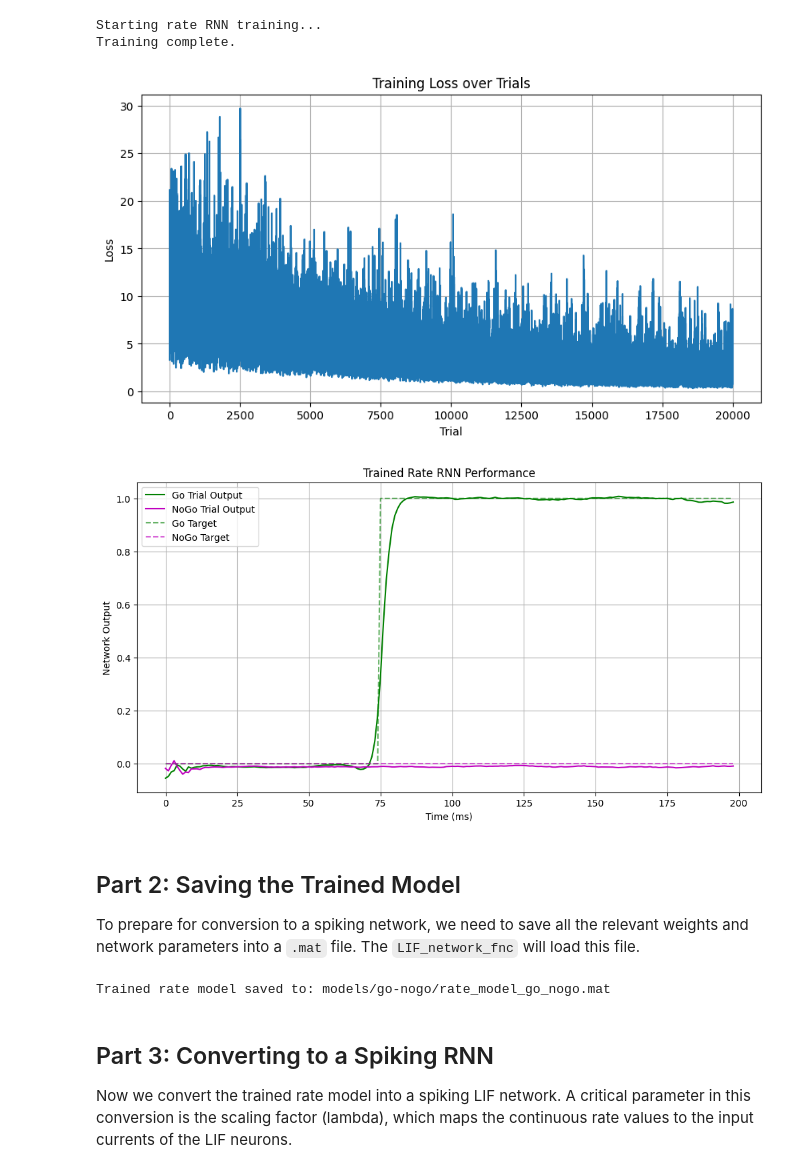
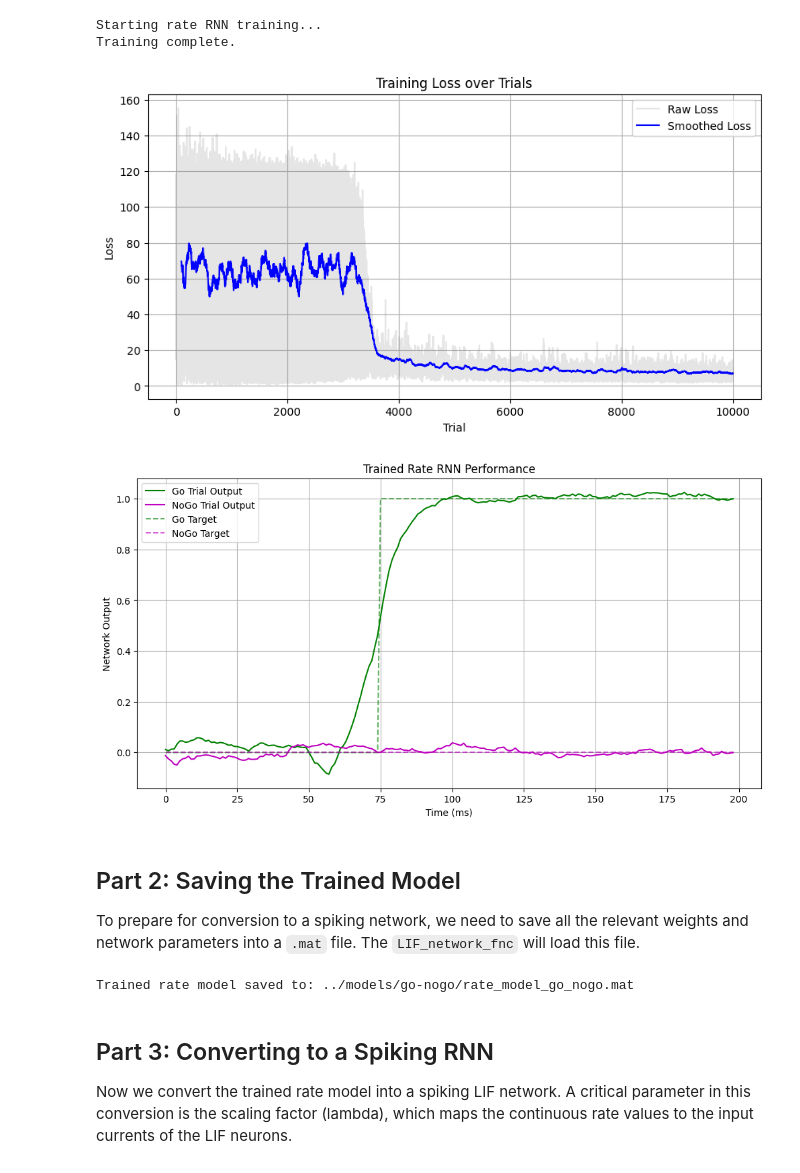
Before and after one commit to NuttidaLab/spikeRNN, a Jupyter notebook: docs/tutorials.ipynb, the cells around one changed output. Cells and saved outputs as stored; diff of their text form; code cells hidden in the pictures.

```diff
--- a/docs/tutorials.ipynb
+++ b/docs/tutorials.ipynb
@@ -61,7 +74,7 @@ target = generate_target_continuous_go_nogo(settings, label)
 # %%
 # Set up training parameters
 optimizer = torch.optim.Adam(net.parameters(), lr=1e-3)
-num_trials = 20000
+num_trials = 10000
 
 task_settings = {
     'T': 200,
@@ -93,7 +106,7 @@ stim0, x0, r0, o0, w0, w_in0, m0, som_m0, w_out0, b_out0, taus_gaus0 = \
 
 
 print("Starting rate RNN training...")
-# 4. Run the training loop
+# Run the training loop
 for trial in range(num_trials):
     optimizer.zero_grad()
 
@@ -121,13 +134,20 @@ print("Training complete.")
 Starting rate RNN training...
 Training complete.
 # %%
-# Plot training loss
+import pandas as pd
 plt.figure(figsize=(10, 5))
-plt.plot(losses)
+
+window_size = 100  # adjust this value to change smoothing amount
+smoothed_losses = pd.Series(losses).rolling(window=window_size).mean()
+
+plt.plot(losses, alpha=0.2, color='gray', label='Raw Loss')
+plt.plot(smoothed_losses, color='blue', label='Smoothed Loss')
+
 plt.title('Training Loss over Trials')
 plt.xlabel('Trial')
 plt.ylabel('Loss')
 plt.grid(True)
+plt.legend()
 plt.show()
 
 # Test the trained network
@@ -154,43 +174,43 @@ with torch.no_grad():
 
     u_nogo_tensor = torch.tensor(u_nogo, dtype=torch.float32, device=device)
     full_out_nogo = net.forward(u_nogo_tensor,
                                 task_settings['taus'],
                                 training_params,
                                 task_settings)
     nogo_o_list = full_out_nogo[3]
     nogo_out = torch.stack(nogo_o_list).squeeze().t()
 
 # Plot results
 time_pts = np.arange(task_settings['T'] - 1) * task_settings['DeltaT']
 
 plt.figure(figsize=(12, 6))
 plt.plot(time_pts, go_out.cpu().numpy().flatten(),
          'g', label='Go Trial Output')
 plt.plot(time_pts, nogo_out.cpu().numpy().flatten(),
          'm', label='NoGo Trial Output')
 plt.plot(time_pts,
          generate_target_continuous_go_nogo(task_settings, label_go),
          'g--', alpha=0.6, label='Go Target')
 plt.plot(time_pts,
          generate_target_continuous_go_nogo(task_settings, label_nogo),
          'm--', alpha=0.6, label='NoGo Target')
 plt.title('Trained Rate RNN Performance')
 plt.xlabel('Time (ms)')
 plt.ylabel('Network Output')
 plt.legend()
 plt.grid(True)
 plt.show()
 # %% [output]
-[figure, old version]
+[figure, new version]
-[figure, old version]
+[figure, new version]
 # %% [markdown]
 ## Part 2: Saving the Trained Model
 
 To prepare for conversion to a spiking network, we need to save all the relevant weights and network parameters into a `.mat` file. The `LIF_network_fnc` will load this file.
 # %%
 model_filename = 'rate_model_go_nogo.mat'
-model_dir = 'models/go-nogo'
-os.makedirs('models/go-nogo', exist_ok=True)
+model_dir = '../models/go-nogo'
+os.makedirs('../models/go-nogo', exist_ok=True)
 
 model_path = os.path.join(model_dir, model_filename)
 
@@ -212,7 +232,7 @@ sio.savemat(model_path, model_dict)
 
 print(f"Trained rate model saved to: {model_path}")
 # %% [output]
-Trained rate model saved to: models/go-nogo/rate_model_go_nogo.mat
+Trained rate model saved to: ../models/go-nogo/rate_model_go_nogo.mat
 # %% [markdown]
 ## Part 3: Converting to a Spiking RNN
 
```
Also changed, not shown: parts of 8 cells of this notebook.
